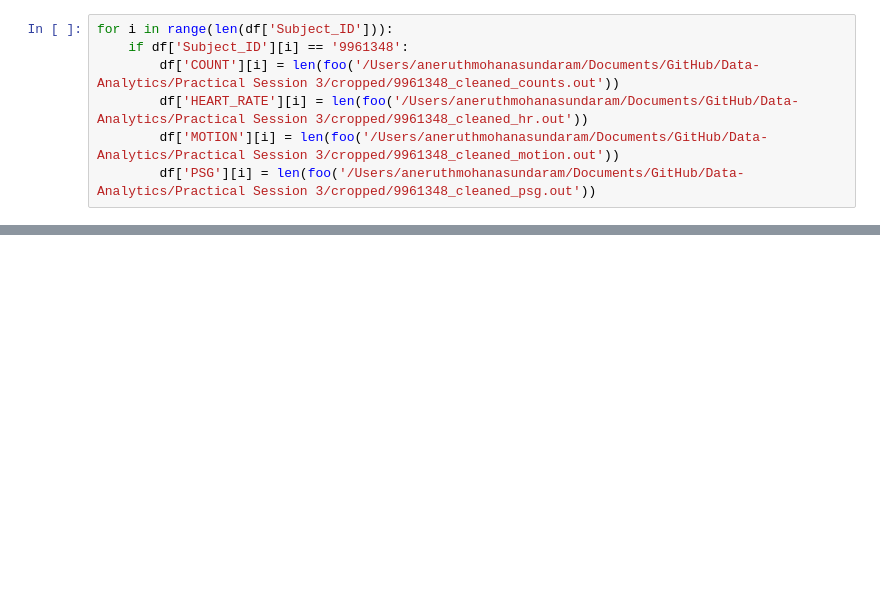
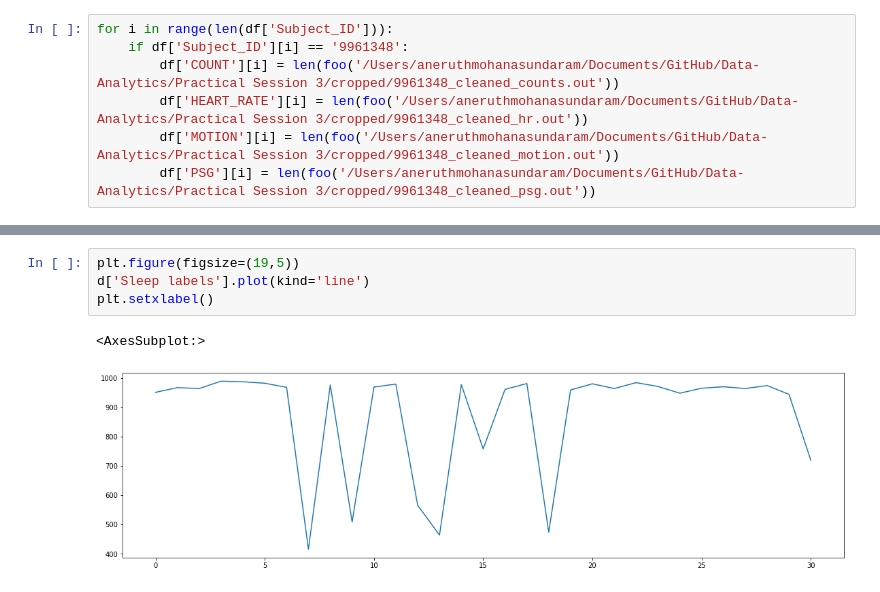
Before and after one commit to Aneruth/Data-Analytics, a Jupyter notebook: Practical Session 3/test.ipynb, the cells around one changed output, grey strips where cells are left out. Saved outputs shown, nothing was run; the diff lists cells and outputs as text; blank space fills up the shorter version.

```diff
--- a/Practical Session 3/test.ipynb
+++ b/Practical Session 3/test.ipynb
@@ -74,0 +111,7 @@ TypeError: 'numpy.ndarray' object is not callable
+# %%
+plt.figure(figsize=(19,5))
+d['Sleep labels'].plot(kind='line')
+plt.setxlabel()
+# %% [output]
+<AxesSubplot:>
+[figure, added]
```
Also changed, not shown: parts of 14 cells of this notebook.
